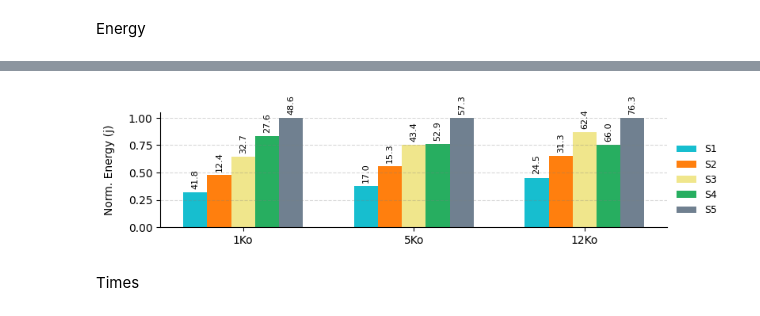
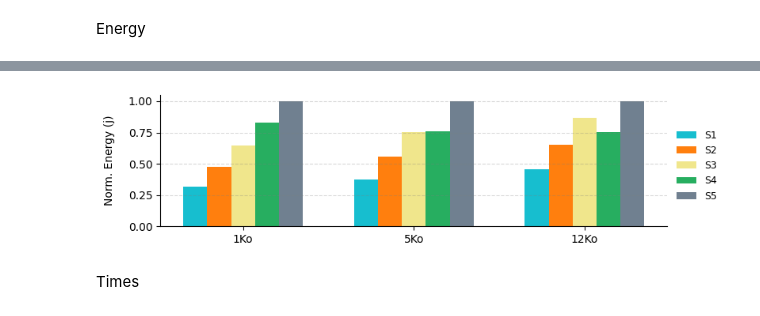
Before and after one commit to donaldonana/FaaS-Benchmark, a Jupyter notebook: text-to-speech/text-to-speech.ipynb, the cells around one changed output, grey strips where cells are left out. Drawn from its saved outputs; the diff is of its cells as text; code cells hidden in the pictures.

```diff
--- a/text-to-speech/text-to-speech.ipynb
+++ b/text-to-speech/text-to-speech.ipynb
@@ -93,42 +111,42 @@ text_sizes = dfe_max_abs['text'].unique()
 # Create a figure and axis
 fig, ax = plt.subplots(figsize=(8, 2.2))
 
 # Set the positions of the bars on the x-axis
 positions = np.arange(len(text_sizes))
 
 # Plot each text size
 for i, schema in enumerate(libraries):
     subset = dfe_max_abs[dfe_max_abs['schema'] == schema]
     bar_positions = positions + i * bar_width
     bars = ax.bar(bar_positions, subset['mean_energys'], width=bar_width, label=schema, color=color_mapping[schema])
 
-    for bar, std in zip(bars, subset['std_energy']):
-        height = bar.get_height()
-        ax.annotate(f'{std:.1f}',
-                    xy=(bar.get_x() + bar.get_width() / 2, height),
-                    xytext=(0, 3),  # 3 points vertical offset
-                    textcoords="offset points",
-                    ha='center', va='bottom',
-                    fontsize=8, rotation=90)
+    # for bar, std in zip(bars, subset['std_energy']):
+    #     height = bar.get_height()
+    #     ax.annotate(f'{std:.1f}',
+    #                 xy=(bar.get_x() + bar.get_width() / 2, height),
+    #                 xytext=(0, 3),  # 3 points vertical offset
+    #                 textcoords="offset points",
+    #                 ha='center', va='bottom',
+    #                 fontsize=8, rotation=90)
 
 # Set the labels and title
 ax.set_ylabel('Norm. Energy (j)', fontsize=10, labelpad=12)
 ax.spines[['right', 'top']].set_visible(False)
 
 ax.grid(True, axis='y', linestyle='--', color='gray', alpha=0.3)
 
 # Set the x-ticks and labels
 ax.set_xticks(positions + bar_width * (len(libraries) - 1) / 2)
 ax.set_xticklabels(text_sizes)
 
 ax.legend(
     bbox_to_anchor=(1, 0.8), loc='upper left', ncols = 1, frameon=False, fontsize=9
 )
 # plt.xticks(rotation=45, ha='right')
 plt.tight_layout()
 plt.show()
 # %% [output]
-[figure, old version]
+[figure, new version]
 # %% [markdown]
 Times
 # %%
```
Also changed, not shown: parts of 3 cells of this notebook, 3 other files.
